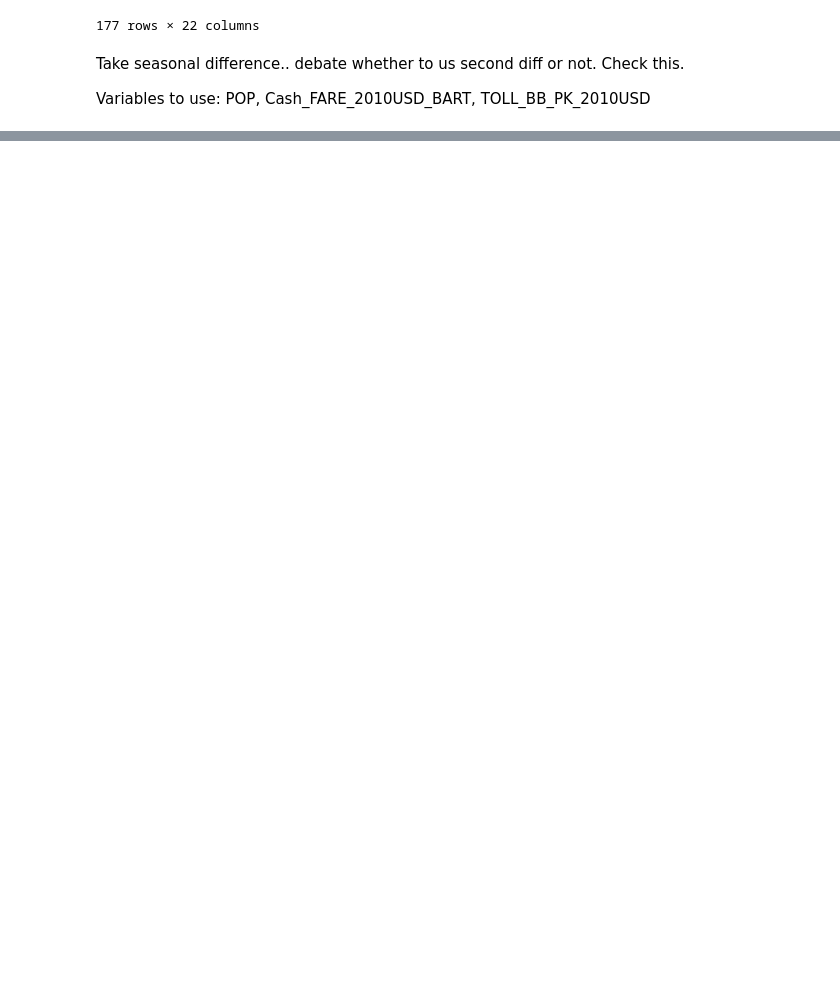
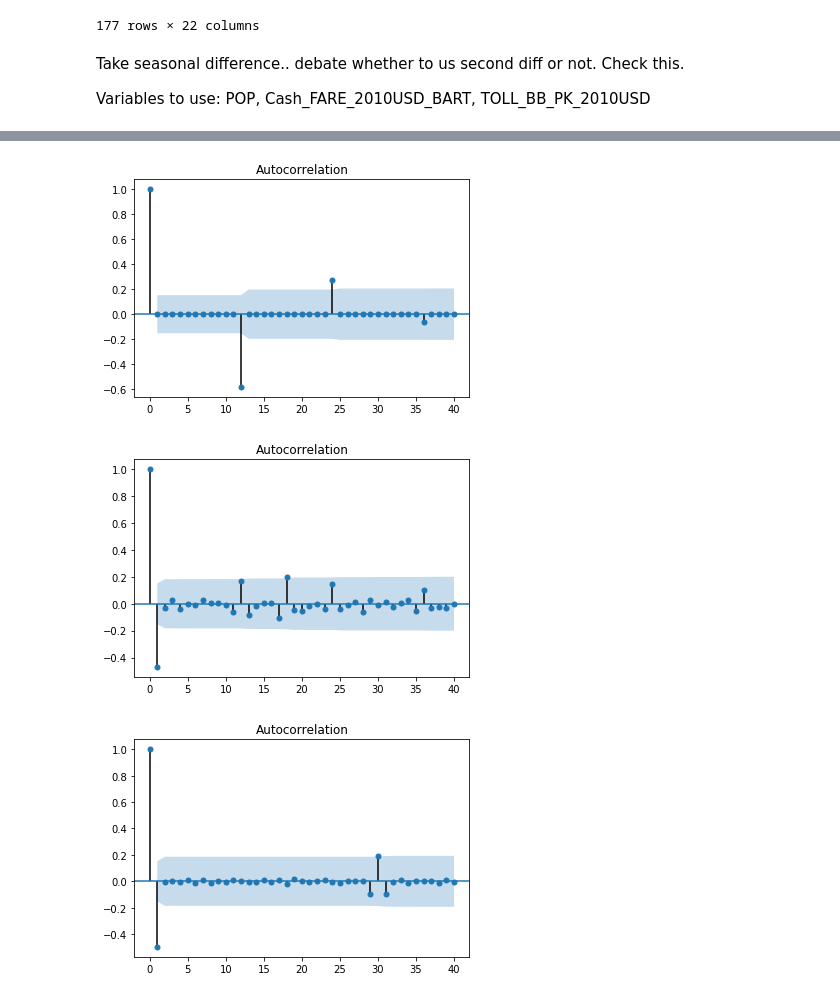
Before and after one commit to mgraehleruky/ce599, a Jupyter notebook: 23-Time Series/time-series.ipynb, the cells around one changed output, grey strips where cells are left out. Drawn from its saved outputs; the diff is of its cells as text; code cells hidden in the pictures; blank space fills up the shorter version.

```diff
--- a/23-Time Series/time-series.ipynb
+++ b/23-Time Series/time-series.ipynb
@@ -336,0 +315,16 @@ fig = sm.graphics.tsa.plot_acf(bart['TOLL_BB_PK_2010USD'][1:], lags=5)
+# %%
+# second shift
+
+bart['POP_DIFF2'] = bart['POP_DIFF'] - bart['POP_DIFF'].shift(1)
+bart['CASH_FARE_2010USD_BART_DIFF2'] = bart['CASH_FARE_2010USD_BART_DIFF'] - bart['CASH_FARE_2010USD_BART_DIFF'].shift(1)
+bart['TOLL_BB_PK_2010USD_DIFF2'] = bart['TOLL_BB_PK_2010USD_DIFF'] - bart['TOLL_BB_PK_2010USD_DIFF'].shift(1)
+# %%
+# ACF plots for second diff
+
+fig = sm.graphics.tsa.plot_acf(bart['POP_DIFF2'][2:], lags=40)
+fig = sm.graphics.tsa.plot_acf(bart['CASH_FARE_2010USD_BART_DIFF2'][2:], lags=40)
+fig = sm.graphics.tsa.plot_acf(bart['TOLL_BB_PK_2010USD_DIFF2'][2:], lags=40)
+# %% [output]
+[figure, added]
+[figure, added]
+[figure, added]
```
Also changed, not shown: parts of 13 cells of this notebook, 1 other file.
